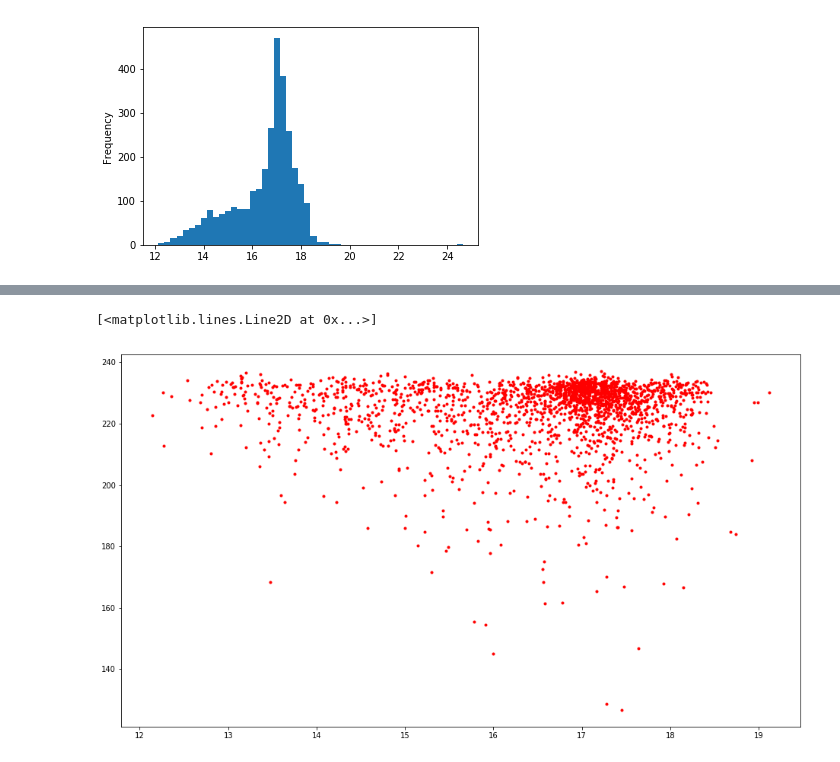
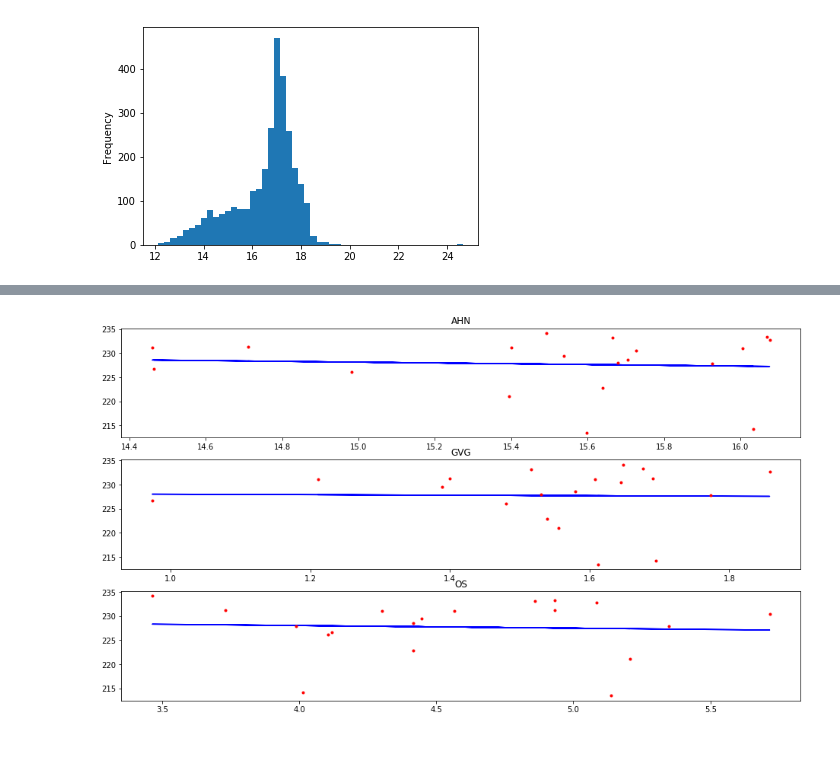
Before and after one commit to FarmHackNL/Bodemhack-2018, a Jupyter notebook: Challenge 2/NVDI_perceel_voorjaar.ipynb, the cells around one changed output, grey strips where cells are left out. Cells and saved outputs as stored; diff of their text form; code cells hidden in the pictures.

```diff
--- a/Challenge 2/NVDI_perceel_voorjaar.ipynb
+++ b/Challenge 2/NVDI_perceel_voorjaar.ipynb
@@ -69,6 +85,22 @@ ax = gdf.loc[gdf['tresh']==1].plot(color='r', figsize=[16, 16], ax=ax)
-# %%
-fig, ax = plt.subplots(figsize=[16,9])
-ax.plot(gdf['AHN_MEAN'], gdf['Max'],  'r.')
-# %% [output]
-[<matplotlib.lines.Line2D at 0x...>]
-[figure, removed]
+# %%
+import numpy
+fig, ax = plt.subplots(3, figsize=[16,9])
+x,y=gdf['AHN_MEAN'], gdf['Max']
+m,b = numpy.polyfit(x, y, 1)
+ax[0].plot(x, m*x+b, 'b-')
+ax[0].plot(x,y,'r.')
+ax[0].set_title('AHN')
+
+x,y=gdf['MEAN_gvg'], gdf['Max']
+m,b = numpy.polyfit(x, y, 1)
+ax[1].plot(x, m*x+b, 'b-')
+ax[1].plot(x,y, 'r.')
+ax[1].set_title('GVG')
+
+x,y=gdf['mean_os'], gdf['Max']
+m,b = numpy.polyfit(x, y, 1)
+ax[2].plot(x, m*x+b, 'b-')
+ax[2].plot(x,y,'r.')
+ax[2].set_title('OS');
+# %% [output]
+[figure, added]
```
Also changed, not shown: parts of 12 cells of this notebook, 13 other files.
